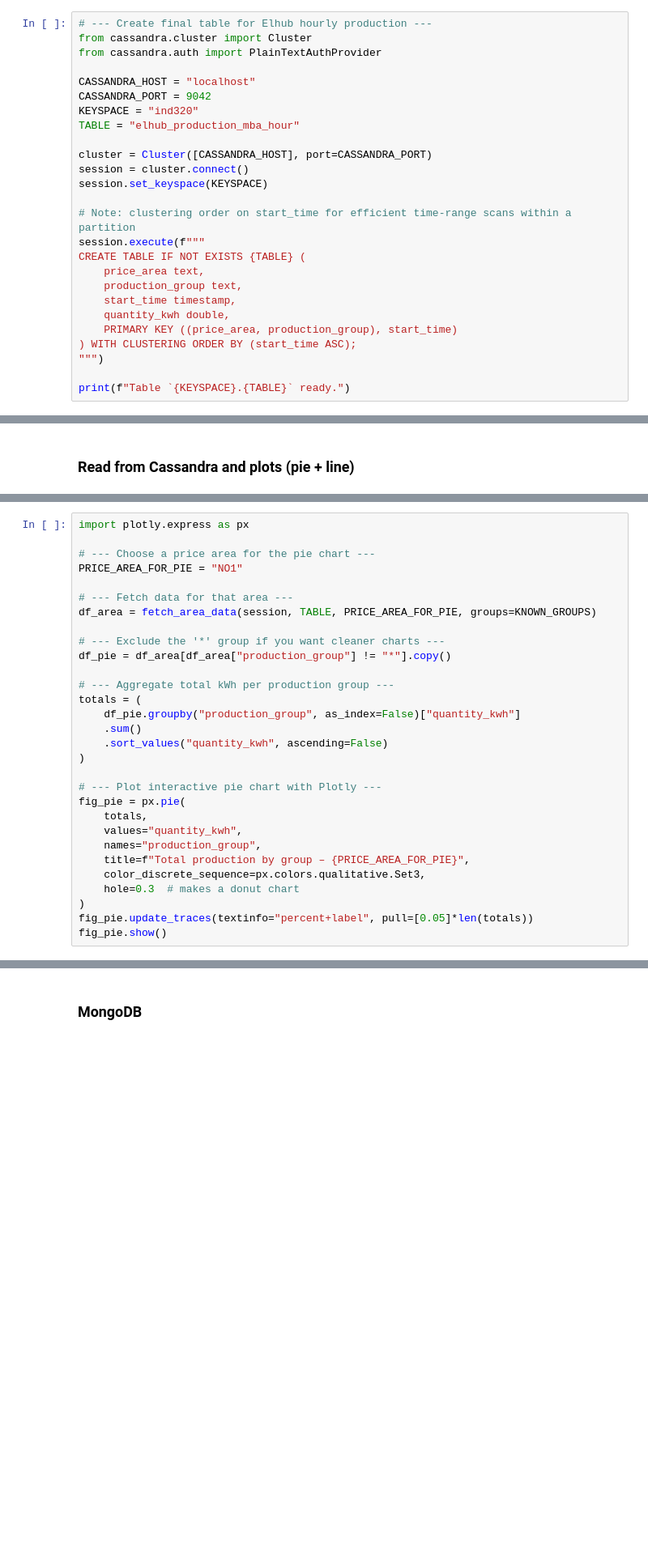
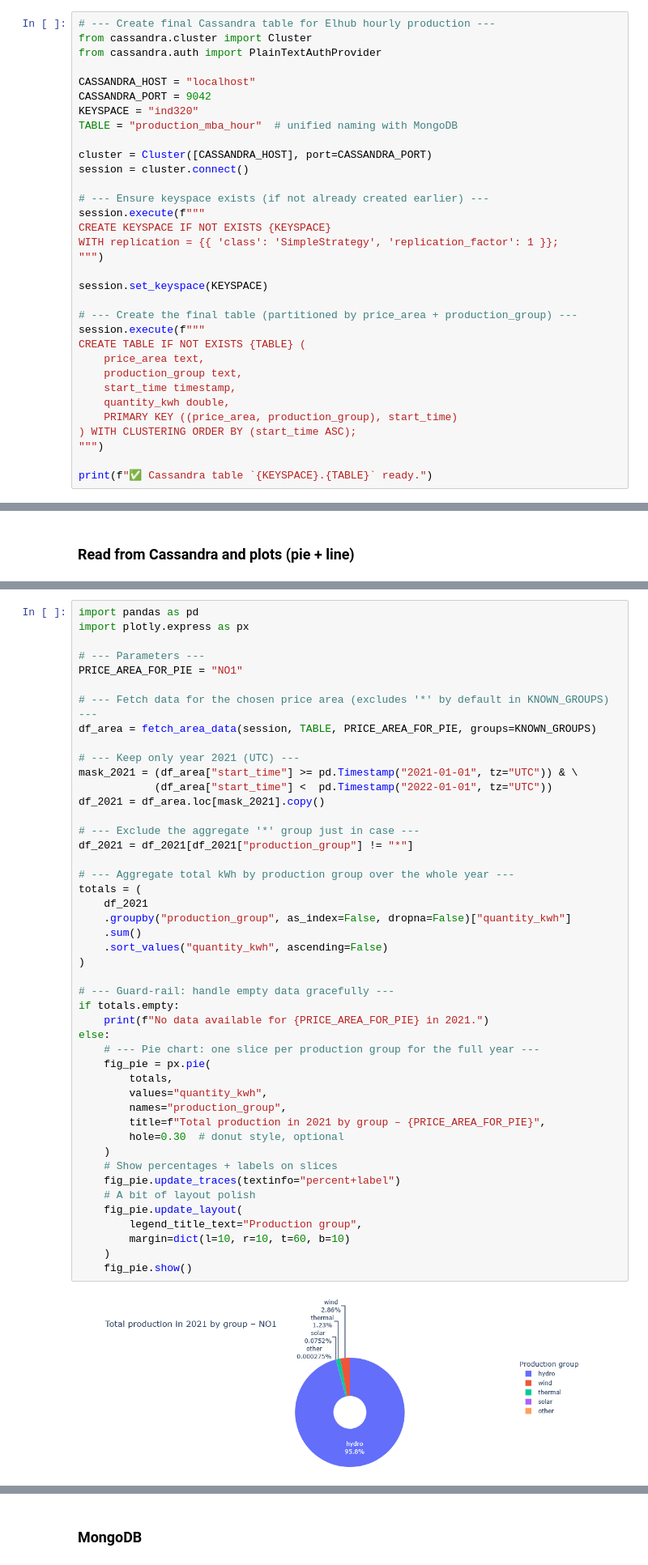
Before and after one commit to JulesSylMUAMBA/IND320_DataTo_Decision, a Jupyter notebook: notebook/IND320_part2.ipynb, the cells around one changed output, grey strips where cells are left out. Shown: that part at 81% size. Drawn from its saved outputs; the diff is of its cells as text; blank space fills up the shorter version.

Commit message:
Final version with API fix, secured MongoDB connection, and updated Streamlit page

```diff
--- a/notebook/IND320_part2.ipynb
+++ b/notebook/IND320_part2.ipynb
@@ -620,20 +673,27 @@ Date range (UTC): 2022-10-23 22:00:00+00:00 → 2025-10-23 21:00:00+00:00
 # %% [markdown]
 #### Creating the final table (key: (price_area, production_group), clustering: start_time)
 # %%
-# --- Create final table for Elhub hourly production ---
+# --- Create final Cassandra table for Elhub hourly production ---
 from cassandra.cluster import Cluster
 from cassandra.auth import PlainTextAuthProvider
 
 CASSANDRA_HOST = "localhost"
 CASSANDRA_PORT = 9042
 KEYSPACE = "ind320"
-TABLE = "elhub_production_mba_hour"
+TABLE = "production_mba_hour"  # unified naming with MongoDB
 
 cluster = Cluster([CASSANDRA_HOST], port=CASSANDRA_PORT)
 session = cluster.connect()
+
+# --- Ensure keyspace exists (if not already created earlier) ---
+session.execute(f"""
+CREATE KEYSPACE IF NOT EXISTS {KEYSPACE}
+WITH replication = {{ 'class': 'SimpleStrategy', 'replication_factor': 1 }};
+""")
+
 session.set_keyspace(KEYSPACE)
 
-# Note: clustering order on start_time for efficient time-range scans within a partition
+# --- Create the final table (partitioned by price_area + production_group) ---
 session.execute(f"""
 CREATE TABLE IF NOT EXISTS {TABLE} (
     price_area text,
@@ -644,4 +704,4 @@ CREATE TABLE IF NOT EXISTS {TABLE} (
 ) WITH CLUSTERING ORDER BY (start_time ASC);
 """)
 
-print(f"Table `{KEYSPACE}.{TABLE}` ready.")
+print(f"✅ Cassandra table `{KEYSPACE}.{TABLE}` ready.")
@@ -792,31 +899,49 @@ print("Helper ready.")
 # %%
+import pandas as pd
 import plotly.express as px
 
-# --- Choose a price area for the pie chart ---
+# --- Parameters ---
 PRICE_AREA_FOR_PIE = "NO1"
 
-# --- Fetch data for that area ---
+# --- Fetch data for the chosen price area (excludes '*' by default in KNOWN_GROUPS) ---
 df_area = fetch_area_data(session, TABLE, PRICE_AREA_FOR_PIE, groups=KNOWN_GROUPS)
 
-# --- Exclude the '*' group if you want cleaner charts ---
-df_pie = df_area[df_area["production_group"] != "*"].copy()
+# --- Keep only year 2021 (UTC) ---
+mask_2021 = (df_area["start_time"] >= pd.Timestamp("2021-01-01", tz="UTC")) & \
+            (df_area["start_time"] <  pd.Timestamp("2022-01-01", tz="UTC"))
+df_2021 = df_area.loc[mask_2021].copy()
 
-# --- Aggregate total kWh per production group ---
+# --- Exclude the aggregate '*' group just in case ---
+df_2021 = df_2021[df_2021["production_group"] != "*"]
+
+# --- Aggregate total kWh by production group over the whole year ---
 totals = (
-    df_pie.groupby("production_group", as_index=False)["quantity_kwh"]
+    df_2021
+    .groupby("production_group", as_index=False, dropna=False)["quantity_kwh"]
     .sum()
     .sort_values("quantity_kwh", ascending=False)
 )
 
-# --- Plot interactive pie chart with Plotly ---
-fig_pie = px.pie(
-    totals,
-    values="quantity_kwh",
-    names="production_group",
-    title=f"Total production by group – {PRICE_AREA_FOR_PIE}",
-    color_discrete_sequence=px.colors.qualitative.Set3,
-    hole=0.3  # makes a donut chart
-)
-fig_pie.update_traces(textinfo="percent+label", pull=[0.05]*len(totals))
-fig_pie.show()
+# --- Guard-rail: handle empty data gracefully ---
+if totals.empty:
+    print(f"No data available for {PRICE_AREA_FOR_PIE} in 2021.")
+else:
+    # --- Pie chart: one slice per production group for the full year ---
+    fig_pie = px.pie(
+        totals,
+        values="quantity_kwh",
+        names="production_group",
+        title=f"Total production in 2021 by group – {PRICE_AREA_FOR_PIE}",
+        hole=0.30  # donut style, optional
+    )
+    # Show percentages + labels on slices
+    fig_pie.update_traces(textinfo="percent+label")
+    # A bit of layout polish
+    fig_pie.update_layout(
+        legend_title_text="Production group",
+        margin=dict(l=10, r=10, t=60, b=10)
+    )
+    fig_pie.show()
+# %% [output]
+[figure, added]
 # %%
```
Also changed, not shown: parts of 16 cells of this notebook, 3 other files.
